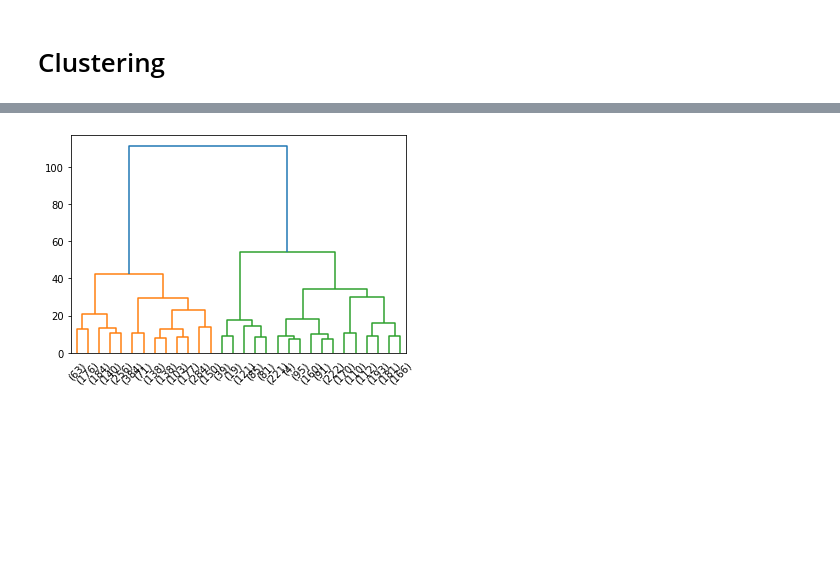
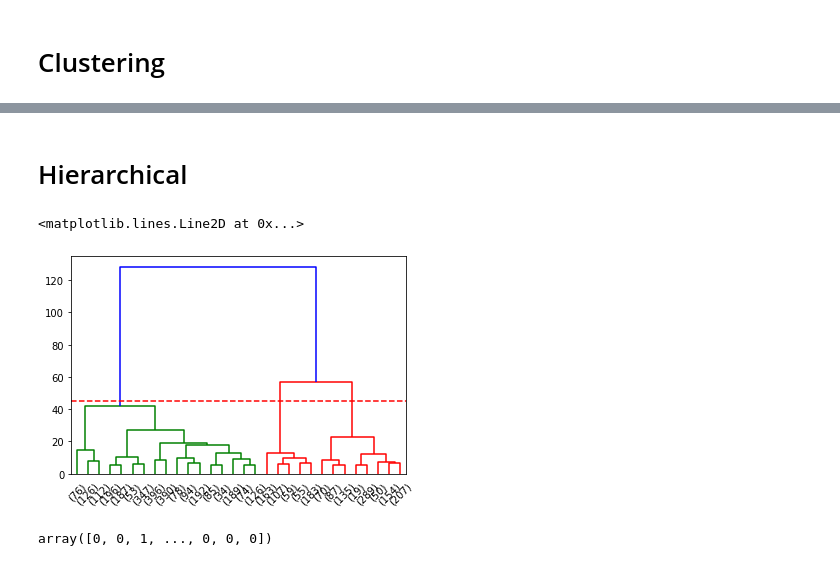
Before and after one commit to michelezoncheddu/data-mining-project, a Jupyter notebook: 2_Clustering.ipynb, the cells around one changed output, grey strips where cells are left out. Cells and saved outputs as stored; diff of their text form; code cells hidden in the pictures; blank space fills up the shorter version.

```diff
--- a/2_Clustering.ipynb
+++ b/2_Clustering.ipynb
@@ -20,7 +26,7 @@ from sklearn.preprocessing import StandardScaler, MinMaxScaler
 # %%
 rfm_log = customer_indicators[['RMonetary']].apply(np.log10, axis=1).round(3)
 rfm_log['Delta'] = customer_indicators[['Delta']].apply(np.log10, axis=1).round(3)
-rfm_log['Recency'] = customer_indicators['Recency']#.apply(np.log10, axis=1).round(3)
+rfm_log['Recency'] = customer_indicators[['Recency']]#.apply(np.log10, axis=1).round(3)
 
 rfm_k = rfm_log[['Delta', 'Recency', 'RMonetary']]
 scaler = StandardScaler()
@@ -82,0 +256,2 @@ plt.show()
+# %% [markdown]
+# Hierarchical
@@ -83,6 +260,13 @@ plt.show()
 # %%
 data_dist = pdist(scaled, metric='euclidean')
 data_link = linkage(data_dist, method='ward', metric='euclidean')
 res = dendrogram(data_link, truncate_mode='lastp')
+plt.axhline(y=45, color='r', linestyle='--')
 # %% [output]
+<matplotlib.lines.Line2D at 0x...>
-[figure, old version]
+[figure, new version]
+# %%
+cluster = AgglomerativeClustering(n_clusters=3, affinity='euclidean', linkage='ward')
+cluster.fit_predict(scaled)
+# %% [output]
+array([0, 0, 1, ..., 0, 0, 0])
```
Also changed, not shown: parts of 38 cells of this notebook, 1 other file.
